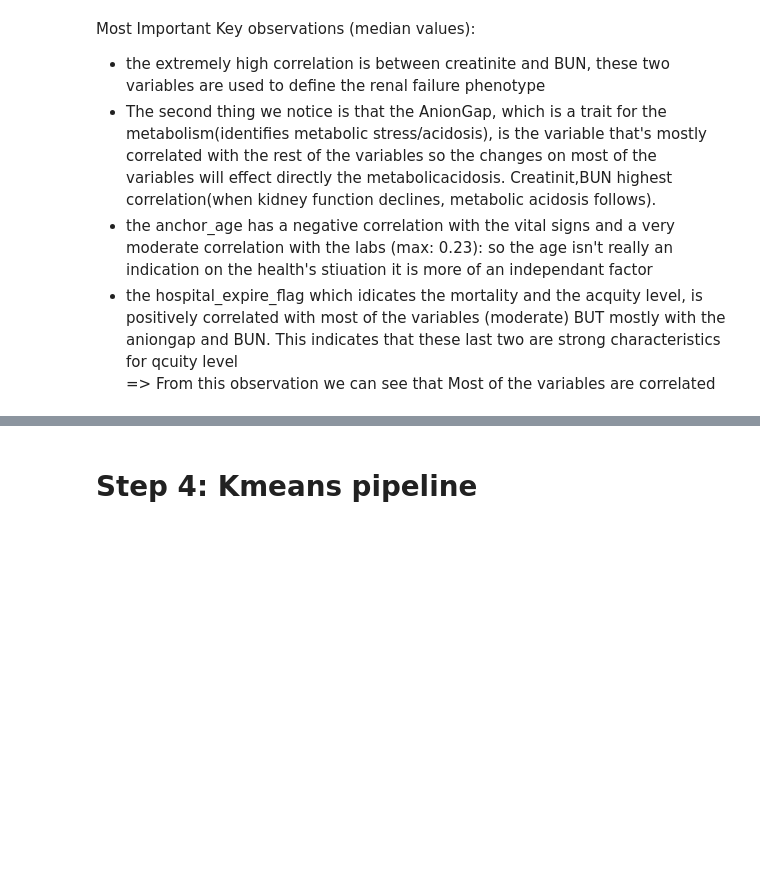
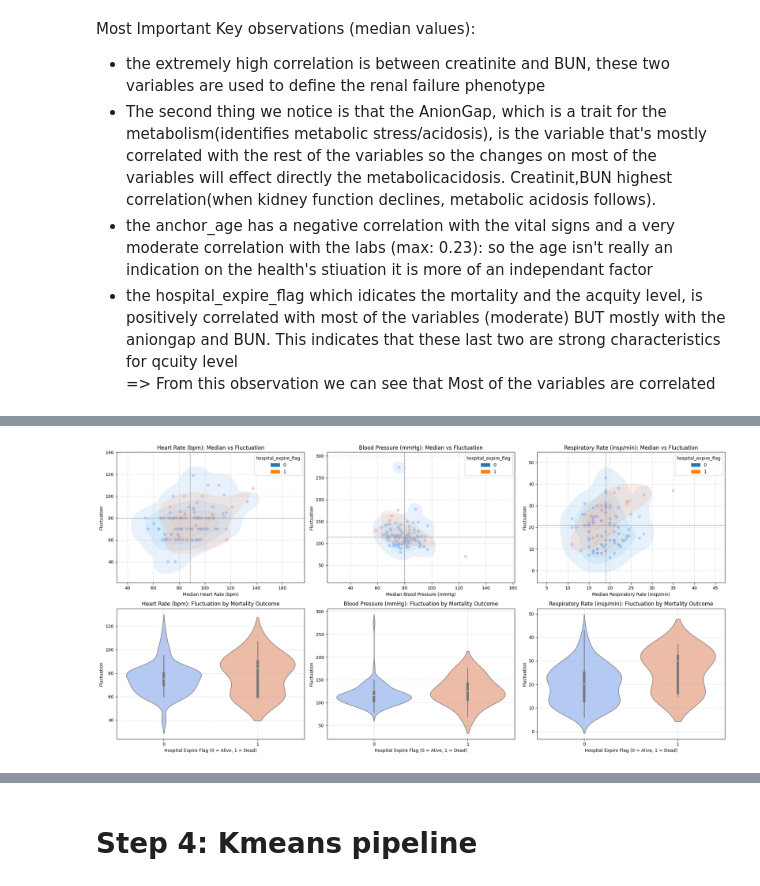
Before and after one commit to OnsHanafi/icu-acquity-phenotyping, a Jupyter notebook: ICUproject.ipynb, the cells around one changed output, grey strips where cells are left out. Drawn from its saved outputs; the diff is of its cells as text; code cells hidden in the pictures; blank space fills up the shorter version.

```diff
--- a/ICUproject.ipynb
+++ b/ICUproject.ipynb
@@ -954,0 +972,86 @@ Most Important Key observations (median values):
+# %%
+# # In this step we'll Explore the relationship btw the ICU pateitn's vital signs when stable (median) and their fluctuation during the ICU Stay
+# # A high fluctuation variable will indicate a patient who is "crashing" (low == stable)
+# # WHAT ARE WE LOOKING FOR? A pattern for the clustering, idetifying if the variables are chaotic or stable || see which vital sign is the most unstable across the patients
+# Scatterplot is for the patient's density || violinplot is for the distribution
+
+
+# --- 1. Calculate fluctuation ---
+df['HR_fluct'] = df['HR_max'] - df['HR_min']
+df['BP_fluct'] = df['BP_max'] - df['BP_min']
+df['RR_fluct'] = df['RR_max'] - df['RR_min']
+
+# --- 2. Setup ---
+vitals = [
+    ('HR_median', 'HR_fluct', 'Heart Rate (bpm)'),
+    ('BP_median', 'BP_fluct', 'Blood Pressure (mmHg)'),
+    ('RR_median', 'RR_fluct', 'Respiratory Rate (insp/min)')
+]
+
+fig, axes = plt.subplots(2, 3, figsize=(20, 10))
+
+# --- 3. LOOP ---
+for i, (median, fluct, label) in enumerate(vitals):
+
+    # --- SCATTERPLOT ROW ---
+    ax = axes[0, i]
+
+    sns.scatterplot(
+        data=df,
+        x=median,
+        y=fluct,
+        hue='hospital_expire_flag',
+        palette='coolwarm',
+        alpha=0.7,
+        s=40,
+        edgecolor=None,
+        ax=ax
+
+        # legend=False
+    )
+
+    sns.kdeplot(
+        data=df,
+        x=median,
+        y=fluct,
+        hue='hospital_expire_flag',
+        fill=True,
+        alpha=0.2,
+        levels=5,
+        ax=ax
+        # legend=False
+    )
+
+    ax.set_title(f'{label}: Median vs Fluctuation')
+    ax.set_xlabel(f'Median {label}')
+    ax.set_ylabel('Fluctuation')
+    #median axis for x and y (median and fluct)
+    ax.axvline(x=df[median].median(), color='grey', linestyle='--', linewidth=1)
+    ax.axhline(y= df[fluct].median(), color='grey', linestyle='--', linewidth=1)
+    ax.grid(True, linestyle='--', alpha=0.5)
+
+
+    # --- VIOLIN PLOT ROW ---
+    ax2 = axes[1, i]
+
+    sns.violinplot(
+        data=df,
+        x='hospital_expire_flag',
+        y=fluct,
+        palette='coolwarm',
+        inner='box',
+        ax=ax2,
+        hue='hospital_expire_flag',
+        legend=False
+    )
+
+    ax2.set_title(f'{label}: Fluctuation by Mortality Outcome')
+    ax2.set_xlabel('Hospital Expire Flag (0 = Alive, 1 = Dead)')
+    ax2.set_ylabel('Fluctuation')
+    ax2.grid(True, linestyle='--', alpha=0.5)
+
+# --- 4. Final POLT ---
+plt.tight_layout()
+plt.show()
+# %% [output]
+[figure, added]
```
Also changed, not shown: parts of 13 cells of this notebook.
